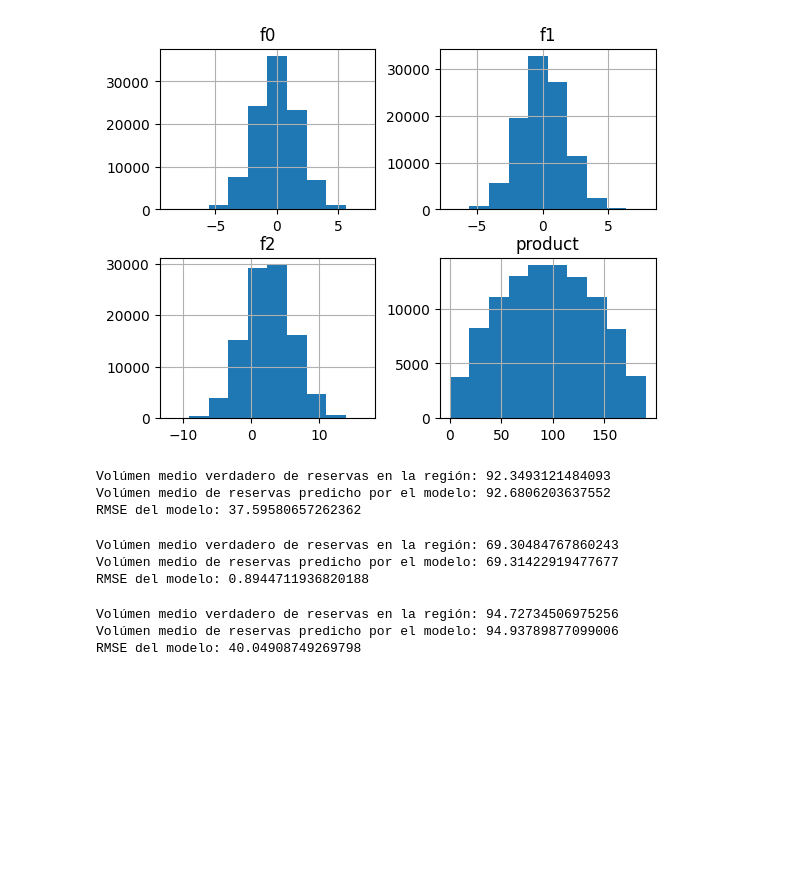
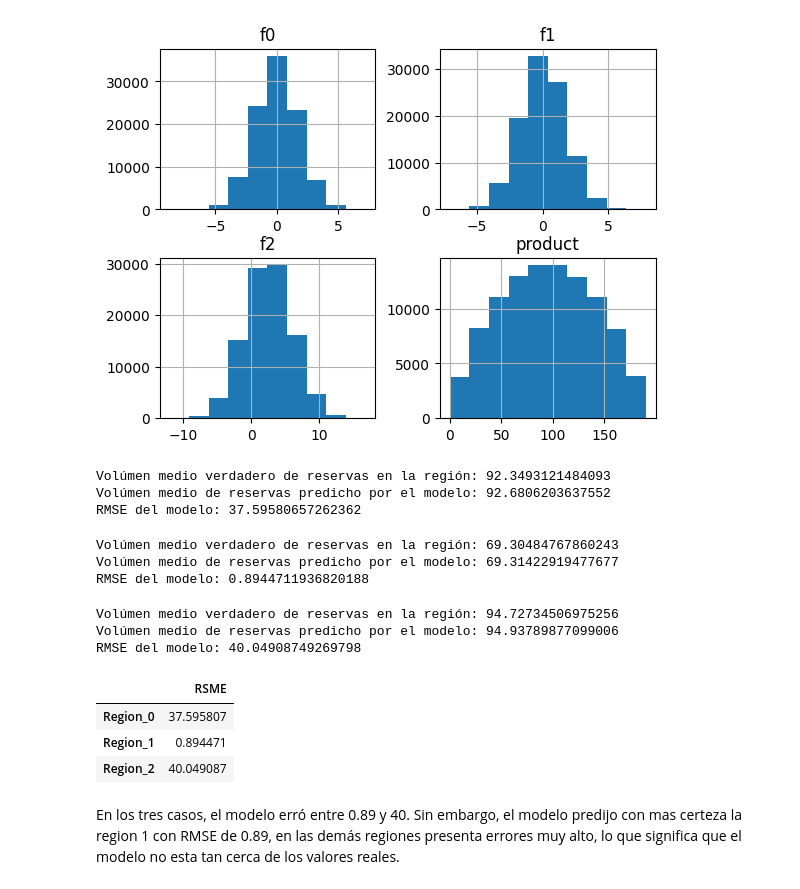
Before and after one commit to marxramos/Expansi-n-de-pozos-petroleros, a Jupyter notebook: Notebooks/expancion_de_pozos_petroleros.ipynb, the cells around one changed output. Saved outputs shown, nothing was run; the diff lists cells and outputs as text; code cells hidden in the pictures; blank space fills up the shorter version.

```diff
--- a/Notebooks/expancion_de_pozos_petroleros.ipynb
+++ b/Notebooks/expancion_de_pozos_petroleros.ipynb
@@ -275,3 +275,13 @@ predict_2, volumen_mean_2, RMSE_2 = regresion_lineal_model(feature_2, target_2)
 Volúmen medio verdadero de reservas en la región: 94.72734506975256
 Volúmen medio de reservas predicho por el modelo: 94.93789877099006
 RMSE del modelo: 40.04908749269798
+# %%
+data_resumen_1 = pd.DataFrame(dict(RSME =[RMSE_0, RMSE_1, RMSE_2]), index = [' Region_0', 'Region_1', 'Region_2'])
+data_resumen_1
+# %% [output]
+|  | RSME |
+| Region_0 | 37.595807 |
+| Region_1 | 0.894471 |
+| Region_2 | 40.049087 |
+# %% [markdown]
+En los tres casos, el modelo erró entre 0.89 y 40. Sin embargo, el modelo predijo con mas certeza la region 1 con RMSE de 0.89, en las demás regiones presenta errores muy alto, lo que significa que el modelo no esta tan cerca de los valores reales.
```
Also changed, not shown: parts of 17 cells of this notebook.
